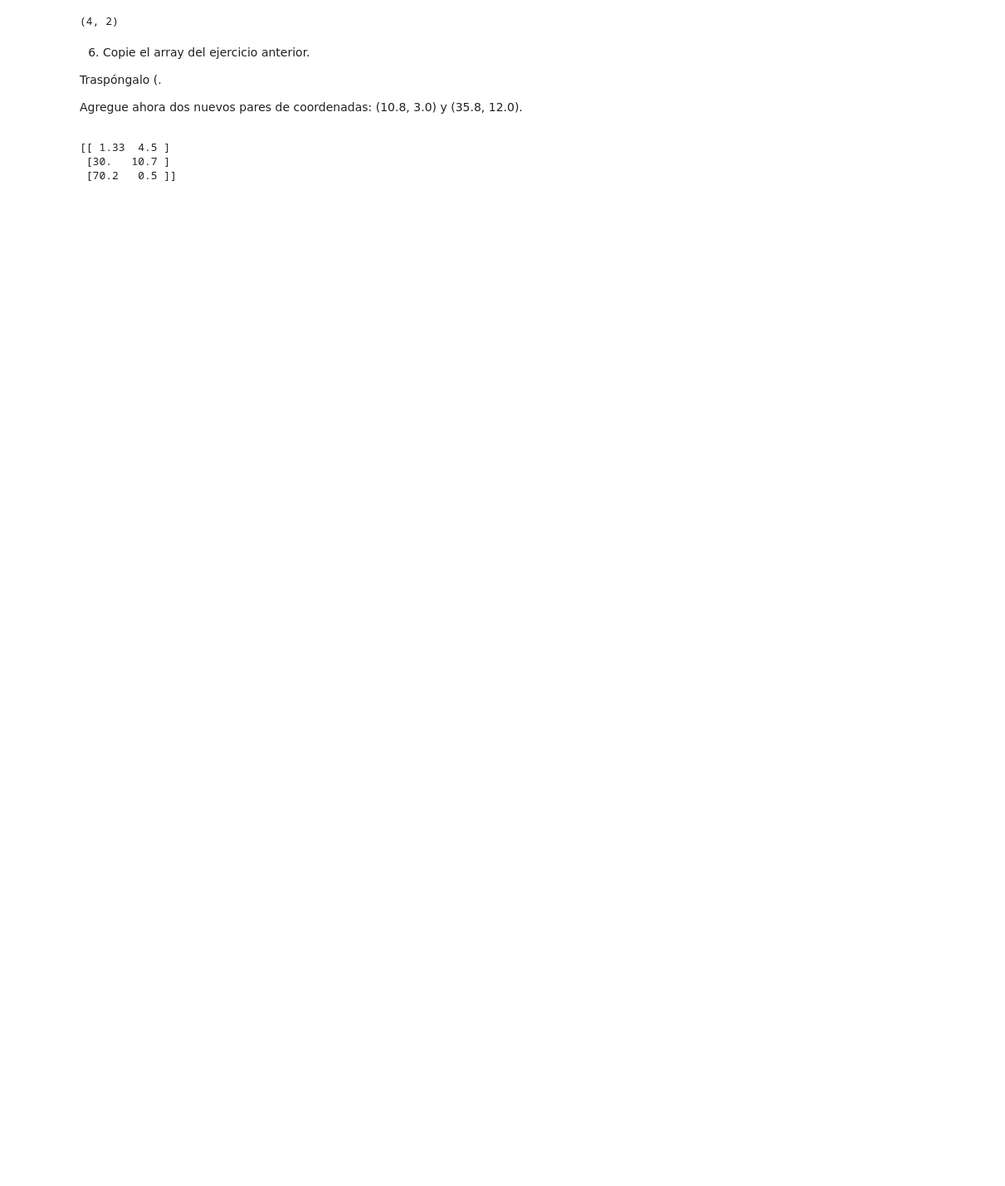
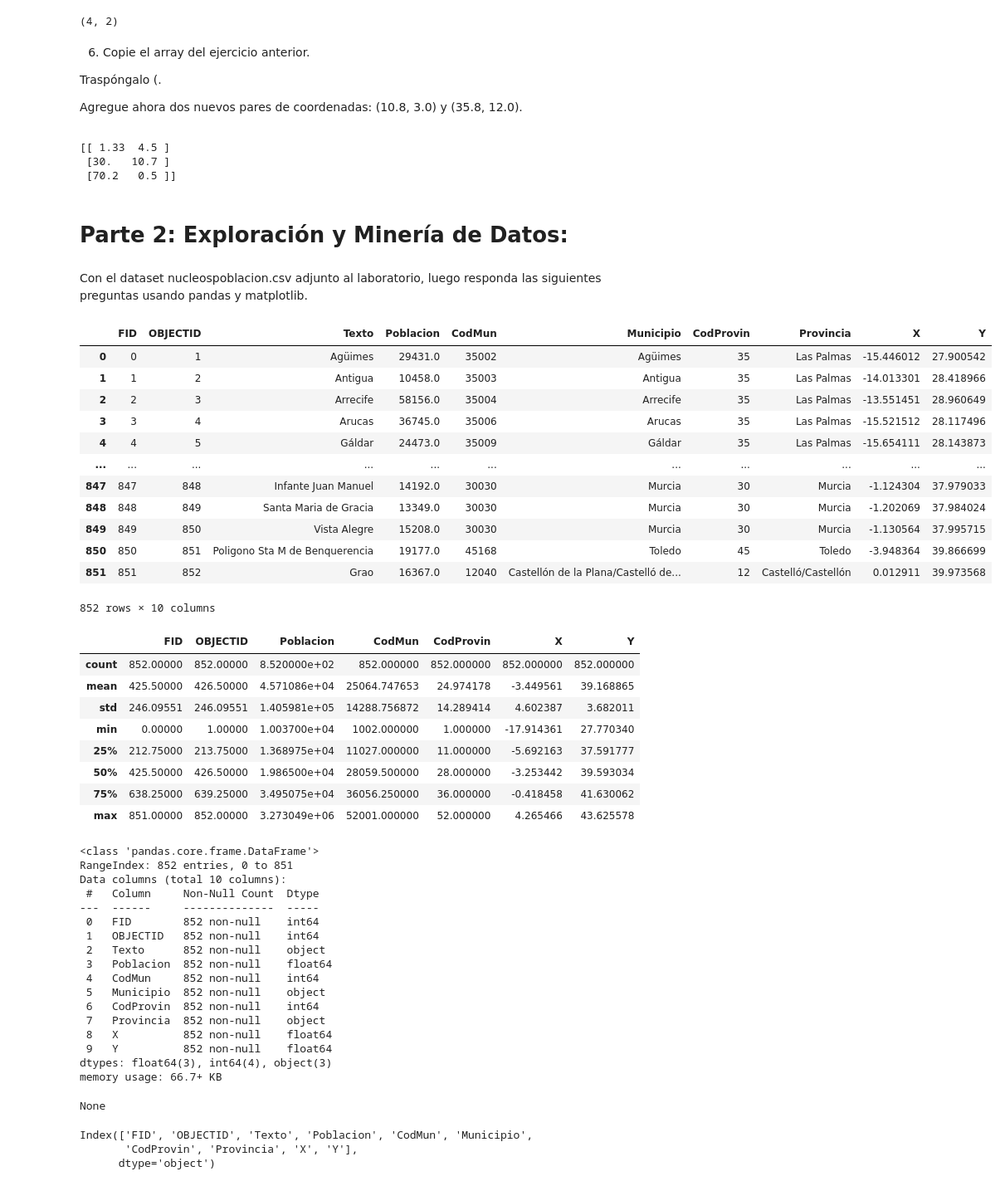
Before and after one commit to ronaldbailey/Laboratorio-3, a Jupyter notebook: Laboratorio3.ipynb, the cells around one changed output. Shown at 83% size. Drawn from its saved outputs; the diff is of its cells as text; code cells hidden in the pictures; blank space fills up the shorter version.

```diff
--- a/Laboratorio3.ipynb
+++ b/Laboratorio3.ipynb
@@ -161,3 +161,61 @@ print(coordenadas)
 [[ 1.33  4.5 ]
  [30.   10.7 ]
  [70.2   0.5 ]]
+# %% [markdown]
+# Parte 2: Exploración y Minería de Datos:
+# %% [markdown]
+Con el dataset nucleospoblacion.csv adjunto al laboratorio,
+luego responda las siguientes preguntas usando pandas y
+matplotlib.
+# %%
+import pandas as pd
+
+datos = pd.read_csv('./Lab_3/NucleosPoblacion.csv')
+display(datos)
+display(datos.describe())
+display(datos.info())
+display(datos.columns)
+# %% [output]
+|  | FID | OBJECTID | Texto | Poblacion | CodMun | Municipio | CodProvin | Provincia | X | Y |
+| 0 | 0 | 1 | Agüimes | 29431.0 | 35002 | Agüimes | 35 | Las Palmas | -15.446012 | 27.900542 |
+| 1 | 1 | 2 | Antigua | 10458.0 | 35003 | Antigua | 35 | Las Palmas | -14.013301 | 28.418966 |
+| 2 | 2 | 3 | Arrecife | 58156.0 | 35004 | Arrecife | 35 | Las Palmas | -13.551451 | 28.960649 |
+| 3 | 3 | 4 | Arucas | 36745.0 | 35006 | Arucas | 35 | Las Palmas | -15.521512 | 28.117496 |
+| 4 | 4 | 5 | Gáldar | 24473.0 | 35009 | Gáldar | 35 | Las Palmas | -15.654111 | 28.143873 |
+| ... | ... | ... | ... | ... | ... | ... | ... | ... | ... | ... |
+| 847 | 847 | 848 | Infante Juan Manuel | 14192.0 | 30030 | Murcia | 30 | Murcia | -1.124304 | 37.979033 |
+| 848 | 848 | 849 | Santa Maria de Gracia | 13349.0 | 30030 | Murcia | 30 | Murcia | -1.202069 | 37.984024 |
+| 849 | 849 | 850 | Vista Alegre | 15208.0 | 30030 | Murcia | 30 | Murcia | -1.130564 | 37.995715 |
+| 850 | 850 | 851 | Poligono Sta M de Benquerencia | 19177.0 | 45168 | Toledo | 45 | Toledo | -3.948364 | 39.866699 |
+| 851 | 851 | 852 | Grao | 16367.0 | 12040 | Castellón de la Plana/Castelló de... | 12 | Castelló/Castellón | 0.012911 | 39.973568 |
+852 rows × 10 columns
+|  | FID | OBJECTID | Poblacion | CodMun | CodProvin | X | Y |
+| count | 852.00000 | 852.00000 | 8.520000e+02 | 852.000000 | 852.000000 | 852.000000 | 852.000000 |
+| mean | 425.50000 | 426.50000 | 4.571086e+04 | 25064.747653 | 24.974178 | -3.449561 | 39.168865 |
+| std | 246.09551 | 246.09551 | 1.405981e+05 | 14288.756872 | 14.289414 | 4.602387 | 3.682011 |
+| min | 0.00000 | 1.00000 | 1.003700e+04 | 1002.000000 | 1.000000 | -17.914361 | 27.770340 |
+| 25% | 212.75000 | 213.75000 | 1.368975e+04 | 11027.000000 | 11.000000 | -5.692163 | 37.591777 |
+| 50% | 425.50000 | 426.50000 | 1.986500e+04 | 28059.500000 | 28.000000 | -3.253442 | 39.593034 |
+| 75% | 638.25000 | 639.25000 | 3.495075e+04 | 36056.250000 | 36.000000 | -0.418458 | 41.630062 |
+| max | 851.00000 | 852.00000 | 3.273049e+06 | 52001.000000 | 52.000000 | 4.265466 | 43.625578 |
+<class 'pandas.core.frame.DataFrame'>
+RangeIndex: 852 entries, 0 to 851
+Data columns (total 10 columns):
+ #   Column     Non-Null Count  Dtype
+---  ------     --------------  -----
+ 0   FID        852 non-null    int64
+ 1   OBJECTID   852 non-null    int64
+ 2   Texto      852 non-null    object
+ 3   Poblacion  852 non-null    float64
+ 4   CodMun     852 non-null    int64
+ 5   Municipio  852 non-null    object
+ 6   CodProvin  852 non-null    int64
+ 7   Provincia  852 non-null    object
+ 8   X          852 non-null    float64
+ 9   Y          852 non-null    float64
+dtypes: float64(3), int64(4), object(3)
+memory usage: 66.7+ KB
+None
+Index(['FID', 'OBJECTID', 'Texto', 'Poblacion', 'CodMun', 'Municipio',
+       'CodProvin', 'Provincia', 'X', 'Y'],
+      dtype='object')
```
Also changed, not shown: parts of 13 cells of this notebook.
